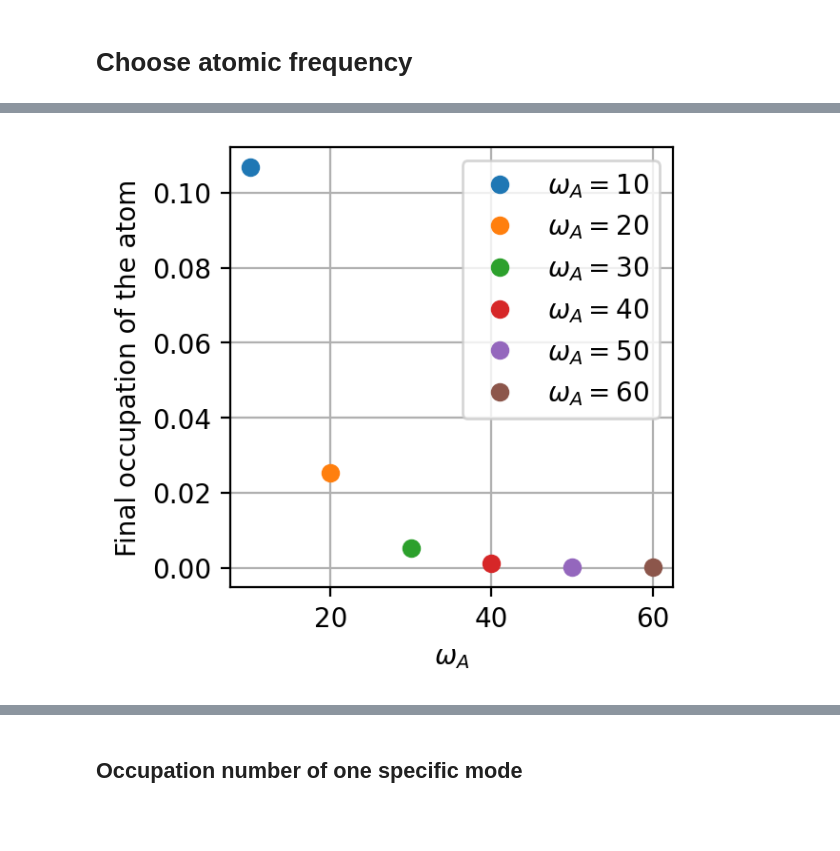
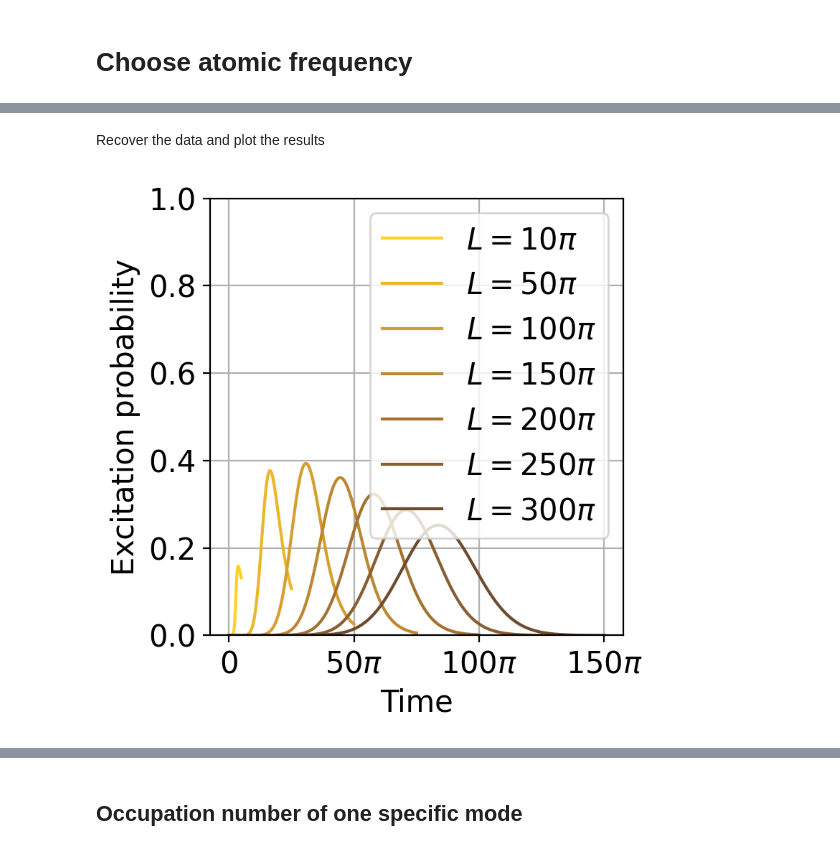
Before and after one commit to rpiron/nii_internship, a Jupyter notebook: single_photon_scattering/simu_mirror.ipynb, the cells around one changed output, grey strips where cells are left out. Saved outputs shown, nothing was run; the diff lists cells and outputs as text; code cells hidden in the pictures; blank space fills up the shorter version.

```diff
--- a/single_photon_scattering/simu_mirror.ipynb
+++ b/single_photon_scattering/simu_mirror.ipynb
@@ -352,11 +374,38 @@ Computing occupation numbers in momentum space...
-# %%
-fig, ax = plt.subplots(1,1, figsize=(3,3), dpi=resol)
-for x in range(len(omega_A_tab)):
-    ax.plot(omega_A_tab[x], N_A_t_list[x], 'o', label=f'$\omega_A = {omega_A_tab[x]}$')
-ax.set_xlabel(r'$\omega_A$')
-ax.set_ylabel('Final occupation of the atom')
-ax.legend()
-ax.grid()
-plt.show()
-# %% [output]
-[figure, removed]
+# %% [markdown]
+Recover the data and plot the results
+# %%
+nb_pts_eff = 7
+colors_tab = ["#6d4b2d","#885e30","#a37231","#bc8730","#d49f2e","#eab729","#ffd122"]
+
+fig, ax = plt.subplots(1,1, figsize=(4,4), dpi=resol)
+for x in range(nb_pts_eff):
+    #recover the data in the csv files
+    times_to_load = pd.read_csv(f'./result_choice_L/times_L_{x}.csv')
+    N_A_t_to_load = pd.read_csv(f'./result_choice_L/N_A_t_L_{x}.csv')
+    times = times_to_load['0'].values
+    N_A_t = N_A_t_to_load['0'].values
+    ax.plot(times, N_A_t, label=f'$L = {L_tab[x]/pi:.0f}\\pi$', color=colors_tab[7-1-x])
+
+ax.set_ylim(0, 1)
+ax.set_xticks(np.array([0, 50*pi, 100*pi, 150*pi]))
+ax.set_xticklabels([r'$0$', r'$50\pi$', r'$100\pi$', r'$150\pi$'])
+
+ax.set_xlabel('Time')
+ax.set_ylabel('Excitation probability')
+ax.grid()
+
+
+ax.legend(prop={'size': 15})
+
+#font size
+for item in [ax.xaxis.label, ax.yaxis.label]:
+    item.set_fontsize(15)
+
+for item in (ax.get_xticklabels() + ax.get_yticklabels()):
+    item.set_fontsize(15)
+
+fig.tight_layout()
+plt.savefig('atom_excitation_vs_time.pdf', bbox_inches='tight')
+plt.show()
+# %% [output]
+[figure, added]
```
Also changed, not shown: parts of 6 cells of this notebook, 19 other files.
